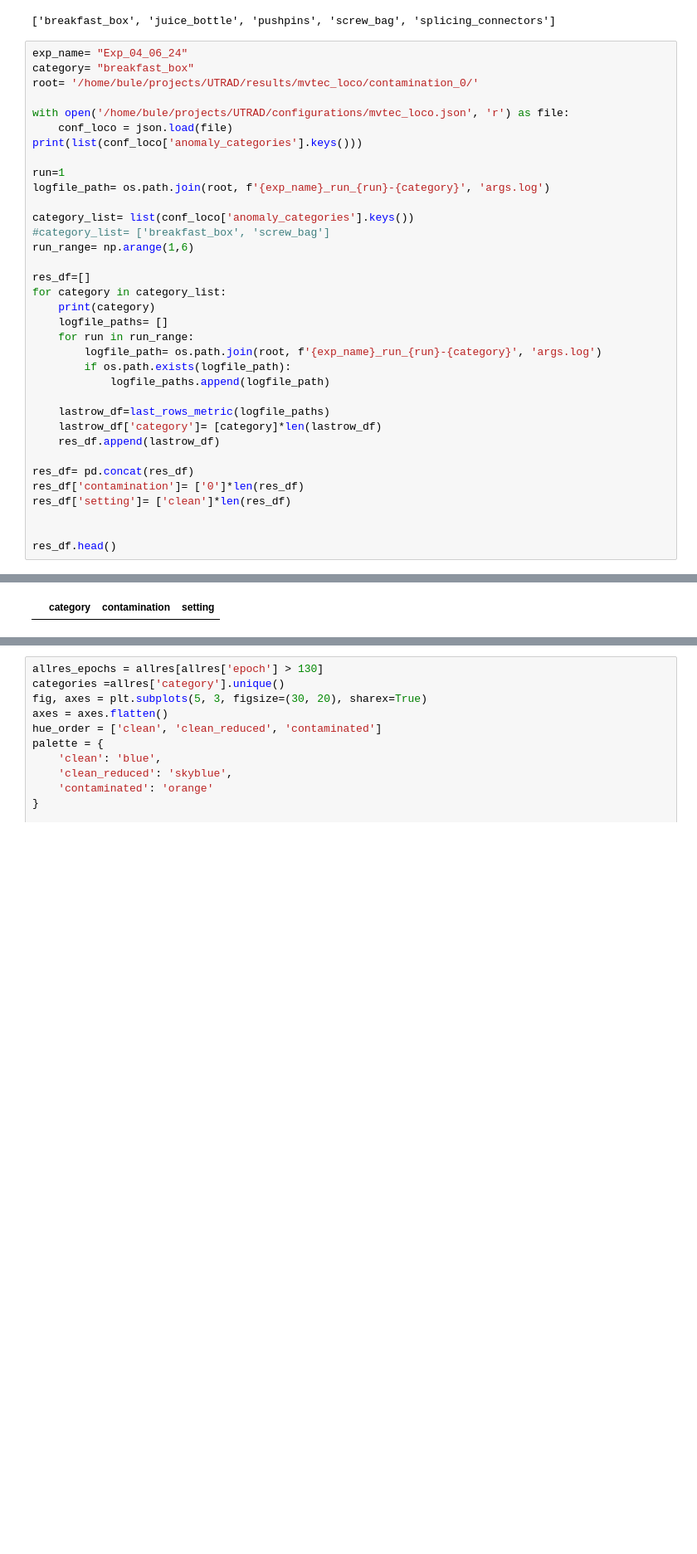
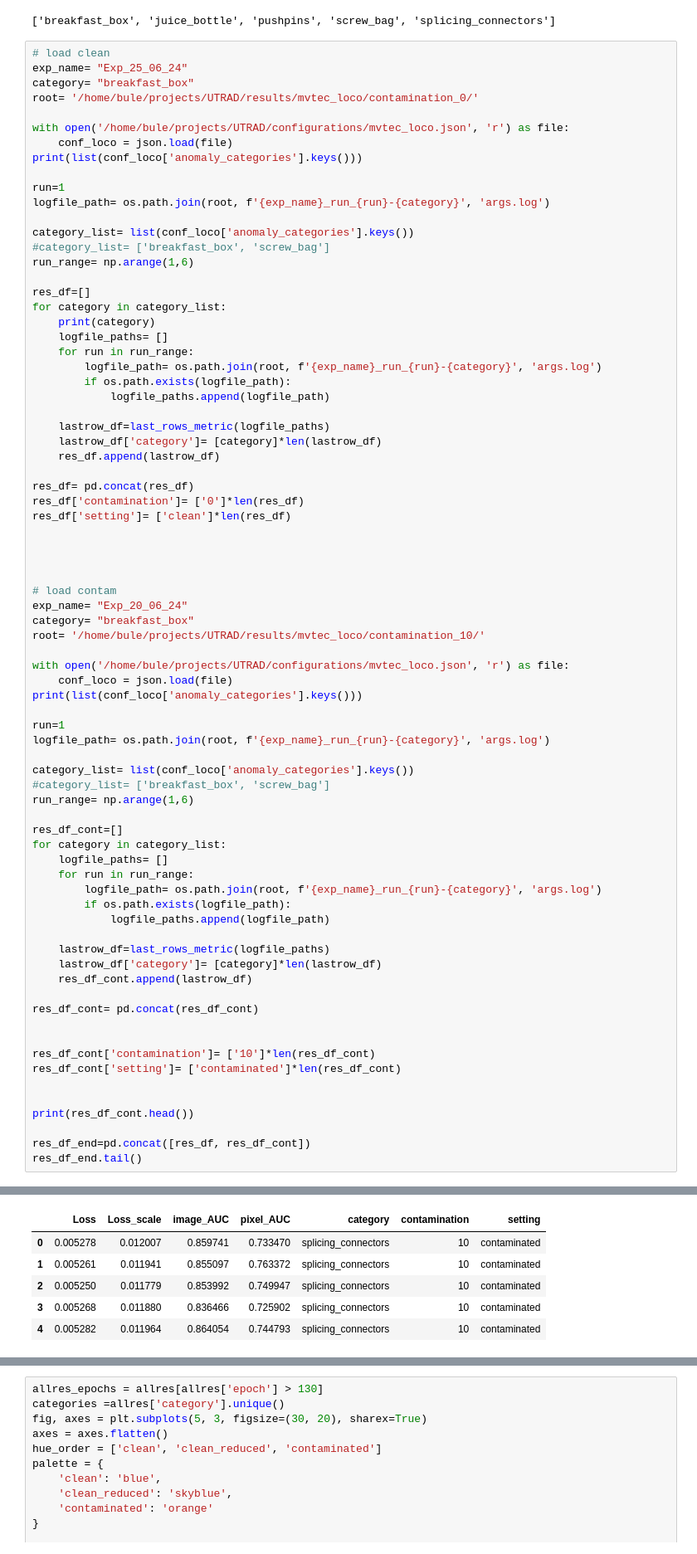
Before and after one commit to buehlpa/UTRAD, a Jupyter notebook: inspect_training_val_mvtec_loco.ipynb, the cells around one changed output, grey strips where cells are left out. Shown at 83% size. Saved outputs shown, nothing was run; the diff lists cells and outputs as text; blank space fills up the shorter version.

```diff
--- a/inspect_training_val_mvtec_loco.ipynb
+++ b/inspect_training_val_mvtec_loco.ipynb
@@ -20,7 +20,8 @@ print(list(conf_loco['anomaly_categories'].keys()))
 # %% [output]
 ['breakfast_box', 'juice_bottle', 'pushpins', 'screw_bag', 'splicing_connectors']
 # %%
-exp_name= "Exp_04_06_24"
+# load clean
+exp_name= "Exp_25_06_24"
 category= "breakfast_box"
 root= '/home/bule/projects/UTRAD/results/mvtec_loco/contamination_0/'
 
@@ -53,7 +54,47 @@ res_df['contamination']= ['0']*len(res_df)
 res_df['setting']= ['clean']*len(res_df)
 
 
-res_df.head()
+
+
+# load contam
+exp_name= "Exp_20_06_24"
+category= "breakfast_box"
+root= '/home/bule/projects/UTRAD/results/mvtec_loco/contamination_10/'
+
+with open('/home/bule/projects/UTRAD/configurations/mvtec_loco.json', 'r') as file:
+    conf_loco = json.load(file)
+print(list(conf_loco['anomaly_categories'].keys()))
+
+run=1
+logfile_path= os.path.join(root, f'{exp_name}_run_{run}-{category}', 'args.log')
+
+category_list= list(conf_loco['anomaly_categories'].keys())
+#category_list= ['breakfast_box', 'screw_bag']
+run_range= np.arange(1,6)
+
+res_df_cont=[]
+for category in category_list:
+    logfile_paths= []
+    for run in run_range:
+        logfile_path= os.path.join(root, f'{exp_name}_run_{run}-{category}', 'args.log')
+        if os.path.exists(logfile_path):
+            logfile_paths.append(logfile_path)
+
+    lastrow_df=last_rows_metric(logfile_paths)
+    lastrow_df['category']= [category]*len(lastrow_df)
+    res_df_cont.append(lastrow_df)
+
+res_df_cont= pd.concat(res_df_cont)
+
+
+res_df_cont['contamination']= ['10']*len(res_df_cont)
+res_df_cont['setting']= ['contaminated']*len(res_df_cont)
+
+
+print(res_df_cont.head())
+
+res_df_end=pd.concat([res_df, res_df_cont])
+res_df_end.tail()
 # %% [output]
 ['breakfast_box', 'juice_bottle', 'pushpins', 'screw_bag', 'splicing_connectors']
 breakfast_box
@@ -64,3 +116,8 @@ splicing_connectors
-|  | category | contamination | setting |
+|  | Loss | Loss_scale | image_AUC | pixel_AUC | category | contamination | setting |
+| 0 | 0.005278 | 0.012007 | 0.859741 | 0.733470 | splicing_connectors | 10 | contaminated |
+| 1 | 0.005261 | 0.011941 | 0.855097 | 0.763372 | splicing_connectors | 10 | contaminated |
+| 2 | 0.005250 | 0.011779 | 0.853992 | 0.749947 | splicing_connectors | 10 | contaminated |
+| 3 | 0.005268 | 0.011880 | 0.836466 | 0.725902 | splicing_connectors | 10 | contaminated |
+| 4 | 0.005282 | 0.011964 | 0.864054 | 0.744793 | splicing_connectors | 10 | contaminated |
 # %%
 
```
Also changed, not shown: parts of 3 cells of this notebook, 4 other files.
